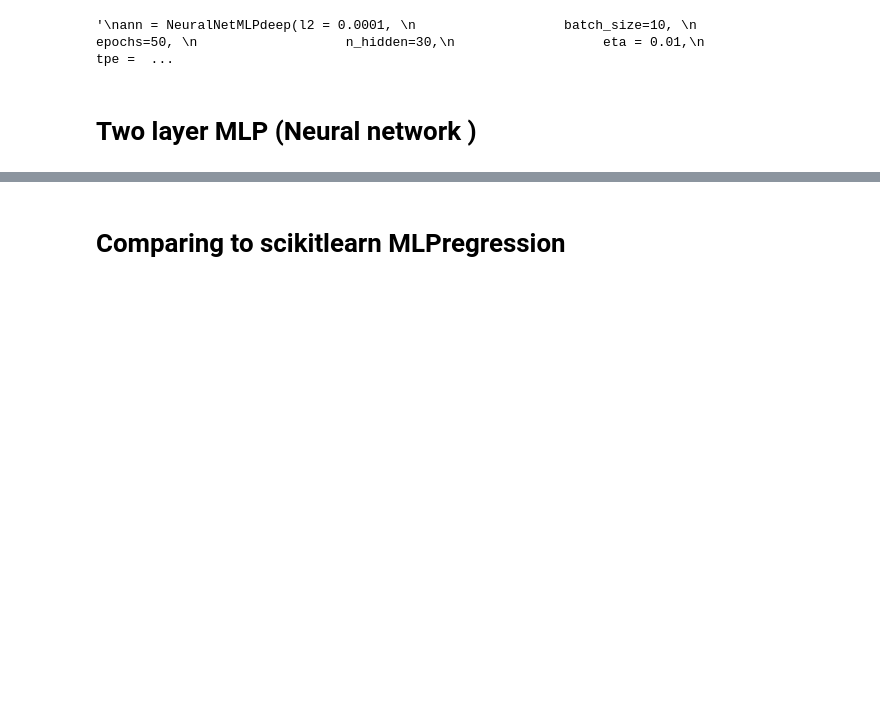
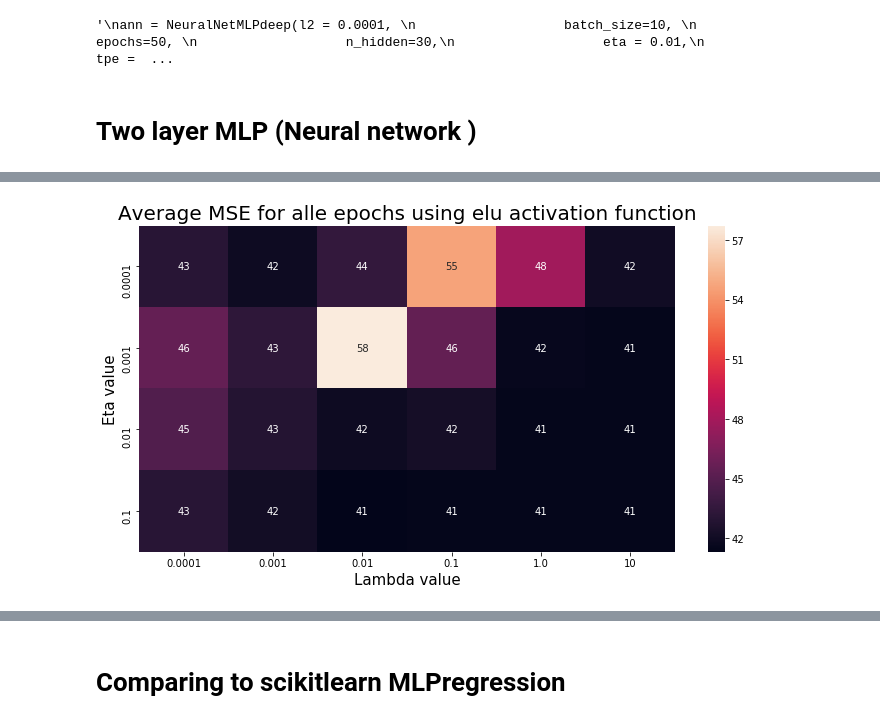
Before and after one commit to hannasv/project2, a Jupyter notebook: Project2_d.ipynb, the cells around one changed output, grey strips where cells are left out. Cells and saved outputs as stored; diff of their text form; code cells hidden in the pictures; blank space fills up the shorter version.

```diff
--- a/Project2_d.ipynb
+++ b/Project2_d.ipynb
@@ -101,15 +101,15 @@ lmd = [0.0001, 0.001, 0.01, 0.1, 1.0, 10]
 for e in eta:
     for l in lmd:
         ann = NeuralNetMLP(n_hidden=30,
-                           l2=0.4,
-                           epochs=100,
+                           l2=l,
+                           epochs=1,
                            eta=0.001,
                            shuffle=True,
-                            batch_size=10,
-                           seed=None,
-                           alpha=0.01,
-                           activation='elu',
-                           tpe = "logistic")
+                           batch_size=10,
+                           seed=1,
+                           alpha=0.0001,
+                           activation='sigmoid',
+                           tpe = "regression")
 
         ann.fit(X_train, y_train, X_valid, y_valid)
         ann.predict(X_valid)
@@ -140,11 +165,15 @@ lmd = [0.0001, 0.001, 0.01, 0.1, 1.0, 10]
 
 for e in eta:
     for l in lmd:
-        ann = NeuralNetMLP(l2 = l,
+        ann = NeuralNetMLP(n_hidden=30,
+                           l2=l,
+                           epochs=1,
+                           eta=0.001,
+                           shuffle=True,
                            batch_size=10,
-                           epochs=100,
-                           n_hidden=30,
-                           eta = e,
+                           seed=1,
+                           alpha=0.0001,
+                           activation='elu',
                            tpe = "regression")
 
         ann.fit(X_train, y_train, X_valid, y_valid)
@@ -154,0 +202,11 @@ for e in eta:
+# %%
+m = np.array(av).reshape((len(eta), len(lmd)))
+
+plt.figure(figsize=(12,6))
+ax = sns.heatmap(m, annot = True, xticklabels=lmd, yticklabels=eta)
+ax.set_title("Average MSE for alle epochs using elu activation function", fontsize = 20)
+ax.set_xlabel("Lambda value", fontsize = 15)
+ax.set_ylabel("Eta value", fontsize = 15) #
+plt.savefig("./results/figures/regression_ridge_nn_elu_epochs_1.png")
+# %% [output]
+[figure, added]
```
Also changed, not shown: parts of 12 cells of this notebook, 18 other files.
